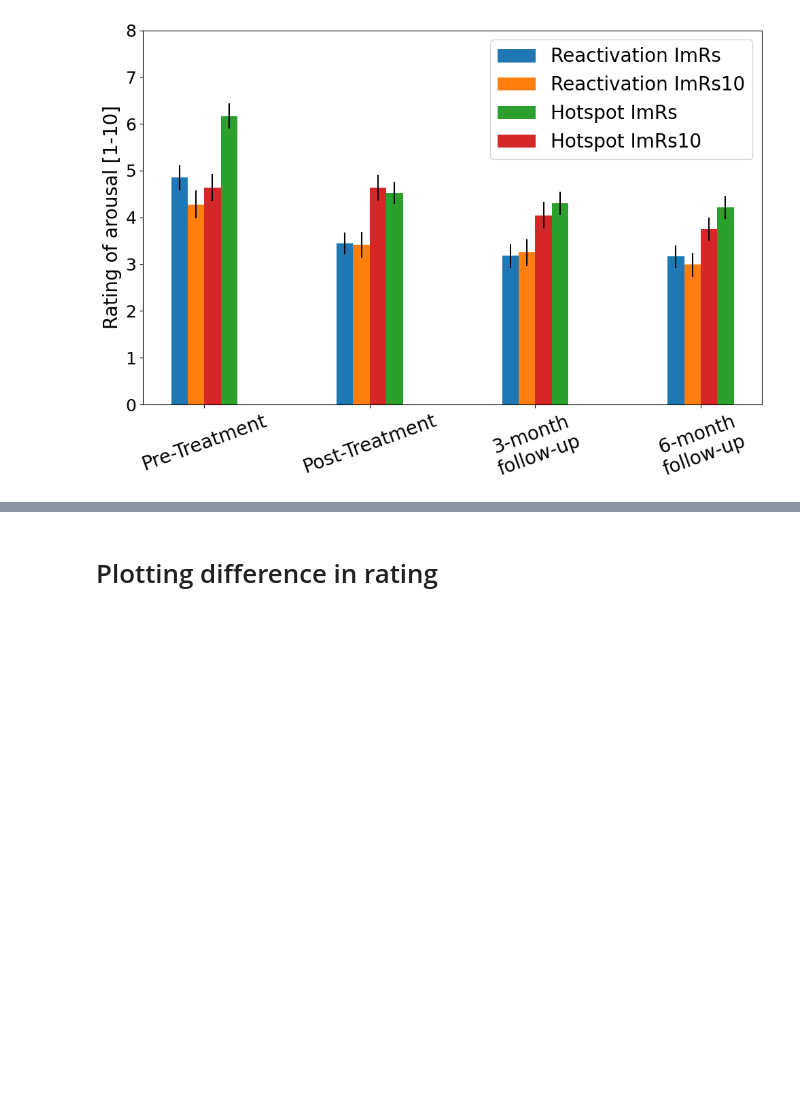
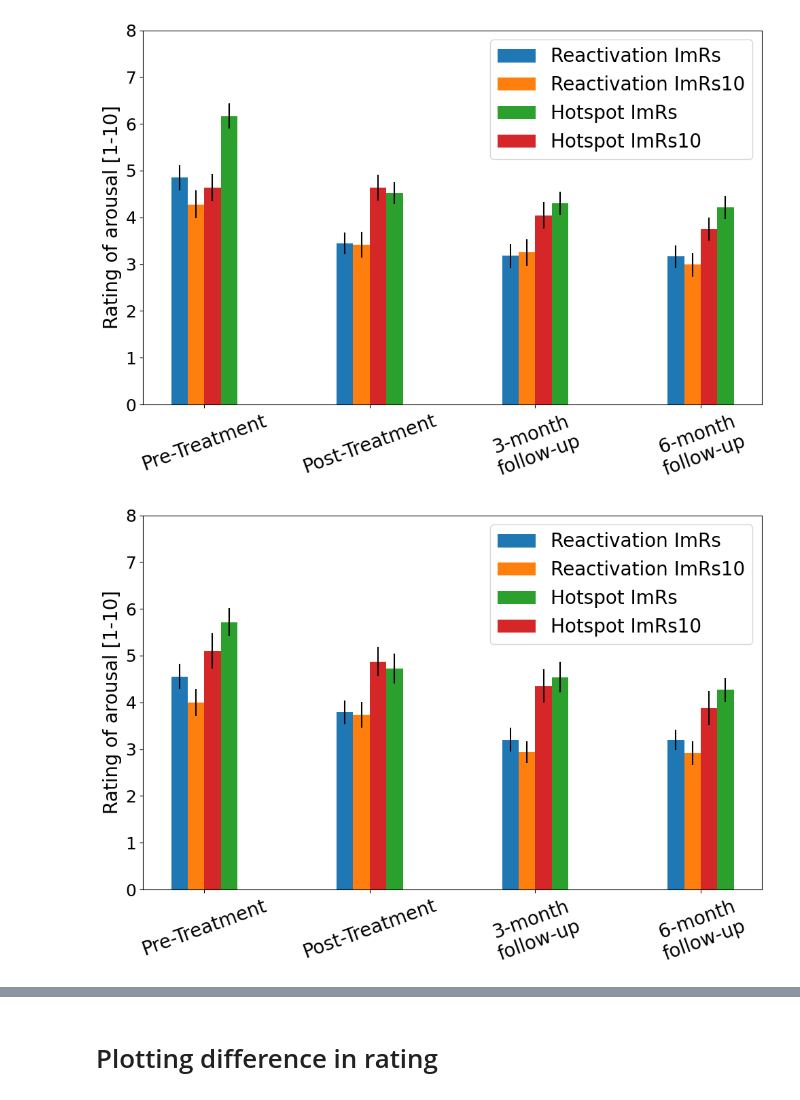
Before and after one commit to stakar/plotSCL, a Jupyter notebook: plotting-rating_diff_scenario.ipynb, the cells around one changed output, grey strips where cells are left out. Saved outputs shown, nothing was run; the diff lists cells and outputs as text; code cells hidden in the pictures; blank space fills up the shorter version.

```diff
--- a/plotting-rating_diff_scenario.ipynb
+++ b/plotting-rating_diff_scenario.ipynb
@@ -589,3 +597,50 @@ plt.tight_layout()
 plt.savefig('Rating_arousal_group_react_hotspot.png')
 # %% [output]
 [figure]
+# %%
+
+arousal_scenarios_sus = result.loc[:,result.columns.str.contains(fr'rat_TP[1,6,7,8]_Crit_ARO_suspence.*')]
+arousal_scenarios_hot = result.loc[:,result.columns.str.contains(fr'rat_TP[1,6,7,8]_Crit_P4_ARO_.*')]
+arousal_scenarios_sus
+
+plt.figure(figsize=[10,7])
+X = np.arange(4)
+
+plt.bar(X-0.15,
+        arousal_scenarios_sus.
+        loc[group1,arousal_scenarios_sus.columns.str.contains('Crit')].mean(),
+        0.1,
+        label='Reactivation ImRs',
+        yerr=get_sterror(arousal_scenarios_sus.loc[group1,arousal_scenarios_sus.columns.str.contains('Crit')],group1))
+
+plt.bar(X-0.05,
+        arousal_scenarios_sus.
+        loc[group2,arousal_scenarios_sus.columns.str.contains('Crit')].mean(),
+        0.1,
+        label='Reactivation ImRs10',
+        yerr=get_sterror(arousal_scenarios_sus.loc[group2,arousal_scenarios_sus.columns.str.contains('Crit')],group2))
+
+plt.bar(X+0.15,
+        arousal_scenarios_hot.
+        loc[group1,arousal_scenarios_sus.columns.str.contains('Crit')].mean(),
+        0.1,
+        label='Hotspot ImRs',
+        yerr=get_sterror(arousal_scenarios_hot.loc[group1,arousal_scenarios_hot.columns.str.contains('Crit')],group1))
+
+plt.bar(X+0.05,
+        arousal_scenarios_hot.
+        loc[group2,arousal_scenarios_hot.columns.str.contains('Crit')].mean(),
+        0.1,
+        label='Hotspot ImRs10',
+        yerr=get_sterror(arousal_scenarios_hot.loc[group2,arousal_scenarios_hot.columns.str.contains('Crit')],group2))
+
+
+plt.xticks(X, ['Pre-Treatment','Post-Treatment','3-month\nfollow-up','6-month\nfollow-up'],fontsize=20,rotation=20)
+plt.yticks(fontsize=18)
+plt.legend(fontsize = 20)
+plt.ylabel('Rating of arousal [1-10]',fontsize=20)
+plt.ylim([0,8])
+plt.tight_layout()
+plt.savefig('Rating_arousal_group_react_hotspot_untreaed.png')
+# %% [output]
+[figure, added]
```
Also changed, not shown: parts of 12 cells of this notebook.
